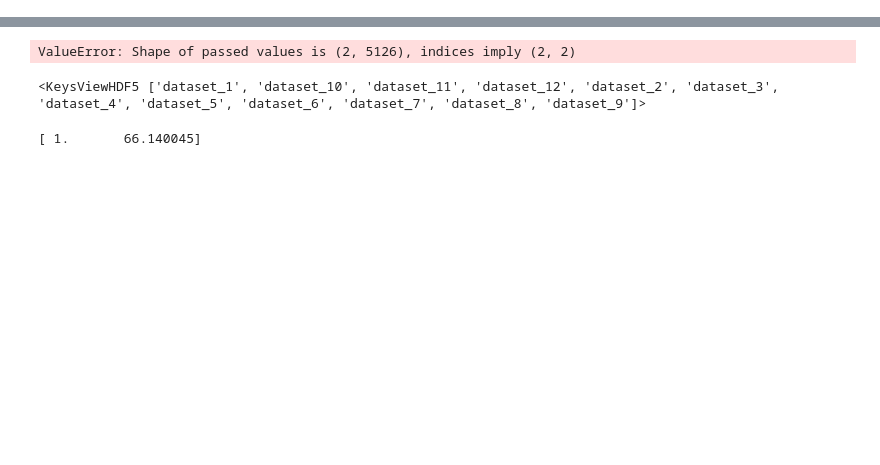
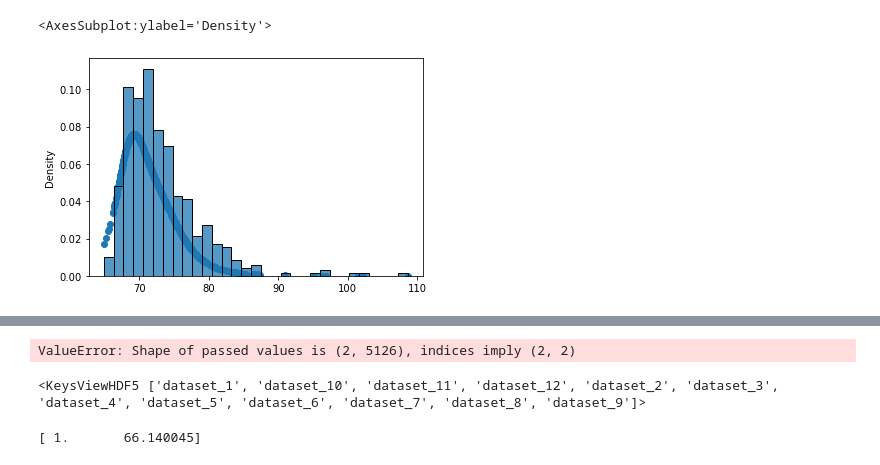
Before and after one commit to chrhck/NeutrinoTelescopes, a Jupyter notebook: notebooks/fit_normalizing_flow.ipynb, the cells around one changed output, grey strips where cells are left out. Drawn from its saved outputs; the diff is of its cells as text; code cells hidden in the pictures; blank space fills up the shorter version.

```diff
--- a/notebooks/fit_normalizing_flow.ipynb
+++ b/notebooks/fit_normalizing_flow.ipynb
@@ -142 +151,9 @@ logpdf.detach().numpy
+# %%
+mask = test_labels[:, 18] == 1
+# %%
+plt.scatter(test_times[mask].detach().cpu(), np.exp(logpdf[mask].detach().cpu()))
+sns.histplot(test_times[mask].detach().cpu(), stat="density")
+# %% [output]
+<AxesSubplot:ylabel='Density'>
+[figure, added]
 # %%
```
Also changed, not shown: parts of 14 cells of this notebook.
